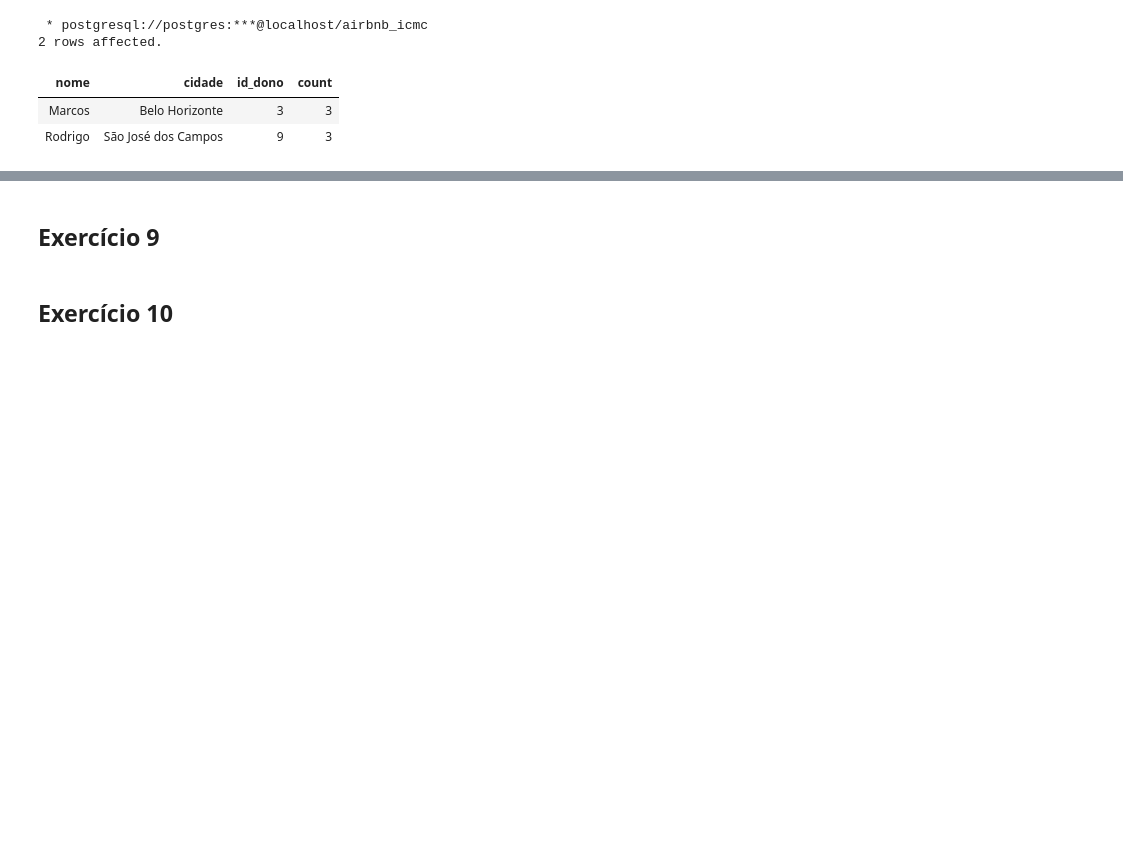
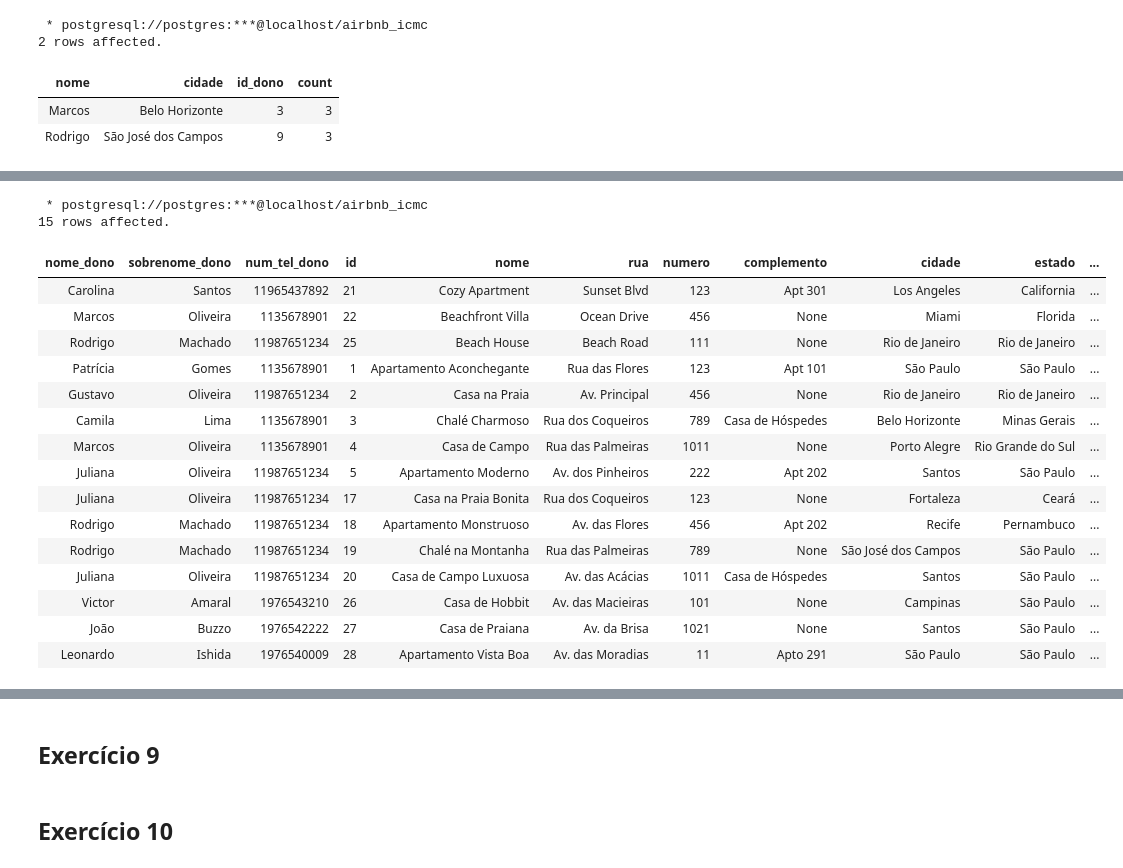
Before and after one commit to LeonardoIshida/airbnb-database-case-study, a Jupyter notebook: trabalho-1/5-10-consultas.ipynb, the cells around one changed output, grey strips where cells are left out. Cells and saved outputs as stored; diff of their text form; code cells hidden in the pictures; blank space fills up the shorter version.

```diff
--- a/trabalho-1/5-10-consultas.ipynb
+++ b/trabalho-1/5-10-consultas.ipynb
@@ -149,0 +143,27 @@ HAVING COUNT(L.id) >= 3
+# %%
+%%sql
+SELECT *
+FROM Propriedade as P JOIN (
+    SELECT P.nome_dono, P.sobrenome_dono, P.num_tel_dono, COUNT(*) as numero_prop
+            FROM Propriedade as P
+            GROUP BY P.nome_dono, P.sobrenome_dono, P.num_tel_dono
+) as quant_propriedades USING (nome_dono, sobrenome_dono, num_tel_dono)
+# %% [output]
+ * postgresql://postgres:***@localhost/airbnb_icmc
+15 rows affected.
+| nome_dono | sobrenome_dono | num_tel_dono | id | nome | rua | numero | complemento | cidade | estado | ... |
+| Carolina | Santos | 11965437892 | 21 | Cozy Apartment | Sunset Blvd | 123 | Apt 301 | Los Angeles | California | ... |
+| Marcos | Oliveira | 1135678901 | 22 | Beachfront Villa | Ocean Drive | 456 | None | Miami | Florida | ... |
+| Rodrigo | Machado | 11987651234 | 25 | Beach House | Beach Road | 111 | None | Rio de Janeiro | Rio de Janeiro | ... |
+| Patrícia | Gomes | 1135678901 | 1 | Apartamento Aconchegante | Rua das Flores | 123 | Apt 101 | São Paulo | São Paulo | ... |
+| Gustavo | Oliveira | 11987651234 | 2 | Casa na Praia | Av. Principal | 456 | None | Rio de Janeiro | Rio de Janeiro | ... |
+| Camila | Lima | 1135678901 | 3 | Chalé Charmoso | Rua dos Coqueiros | 789 | Casa de Hóspedes | Belo Horizonte | Minas Gerais | ... |
+| Marcos | Oliveira | 1135678901 | 4 | Casa de Campo | Rua das Palmeiras | 1011 | None | Porto Alegre | Rio Grande do Sul | ... |
+| Juliana | Oliveira | 11987651234 | 5 | Apartamento Moderno | Av. dos Pinheiros | 222 | Apt 202 | Santos | São Paulo | ... |
+| Juliana | Oliveira | 11987651234 | 17 | Casa na Praia Bonita | Rua dos Coqueiros | 123 | None | Fortaleza | Ceará | ... |
+| Rodrigo | Machado | 11987651234 | 18 | Apartamento Monstruoso | Av. das Flores | 456 | Apt 202 | Recife | Pernambuco | ... |
+| Rodrigo | Machado | 11987651234 | 19 | Chalé na Montanha | Rua das Palmeiras | 789 | None | São José dos Campos | São Paulo | ... |
+| Juliana | Oliveira | 11987651234 | 20 | Casa de Campo Luxuosa | Av. das Acácias | 1011 | Casa de Hóspedes | Santos | São Paulo | ... |
+| Victor | Amaral | 1976543210 | 26 | Casa de Hobbit | Av. das Macieiras | 101 | None | Campinas | São Paulo | ... |
+| João | Buzzo | 1976542222 | 27 | Casa de Praiana | Av. da Brisa | 1021 | None | Santos | São Paulo | ... |
+| Leonardo | Ishida | 1976540009 | 28 | Apartamento Vista Boa | Av. das Moradias | 11 | Apto 291 | São Paulo | São Paulo | ... |
```
Also changed, not shown: parts of 5 cells of this notebook.
